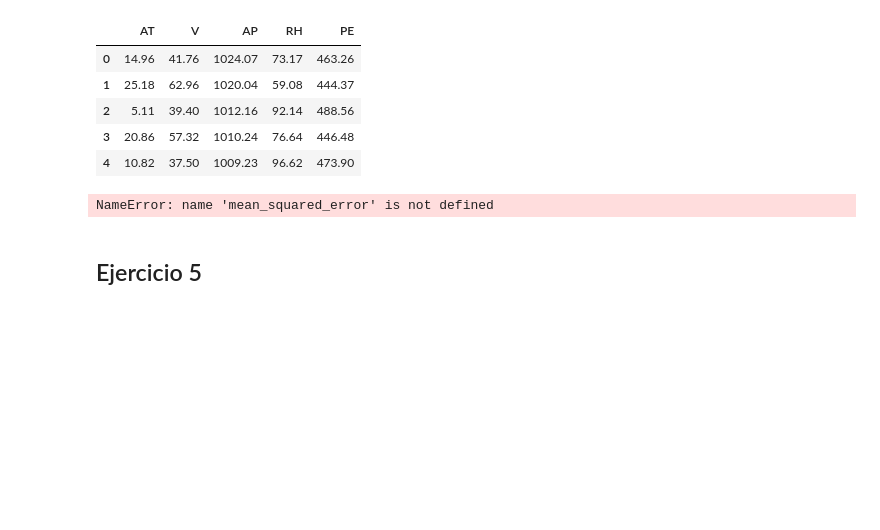
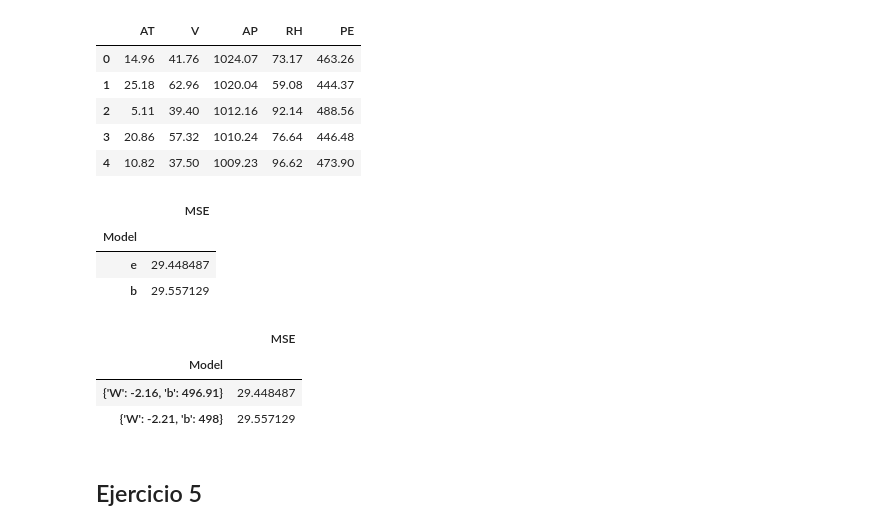
Before and after one commit to AndresMontesDeOca/Redes_Neuronales, a Jupyter notebook: Clase_2.ipynb, the cells around one changed output. Drawn from its saved outputs; the diff is of its cells as text; code cells hidden in the pictures; blank space fills up the shorter version.

```diff
--- a/Clase_2.ipynb
+++ b/Clase_2.ipynb
@@ -550,42 +552,98 @@ None
 | 2 | 5.11 | 39.40 | 1012.16 | 92.14 | 488.56 |
 | 3 | 20.86 | 57.32 | 1010.24 | 76.64 | 446.48 |
 | 4 | 10.82 | 37.50 | 1009.23 | 96.62 | 473.90 |
-# %%
-mean_squared_error(PE, AT*-2 + 500)
-# %% [output]
-NameError: name 'mean_squared_error' is not defined
 # %%
-from sklearn.metrics import mean_squared_error
+
 
 # Extract the relevant columns for the analysis
 AT = data['AT']  # Independent variable (Temperature)
 PE = data['PE']  # Dependent variable (Energy Output)
 
 # Define the linear models as given in the problem
 models = {
     'a': {'W': -2.00, 'b': 500},
     'b': {'W': -2.21, 'b': 498},
     'c': {'W': -2.30, 'b': 497},
     'd': {'W': -2.22, 'b': 496.5},
     'e': {'W': -2.16, 'b': 496.91}
 }
 
 # Calculate MSE for each model and store the results in a dictionary
 mse_results = []
 
 for key, model in models.items():
     # print(model)
     W, b = model['W'], model['b']
     predictions = W * AT + b  # Calculate the predicted values using the linear model
     mse = mean_squared_error(PE, predictions)  # Calculate the Mean Squared Error (MSE)
     # mse_results[key] = mse  # Store the MSE in the dictionary
     mse_results.append((key, mse))
 
 # # Sort the results by MSE to find the models with the lowest errors
 # sorted_mse = sorted(mse_results.items(), key=lambda item: item[1])
 
 data_results = pd.DataFrame(mse_results, columns=['Model', 'MSE']).set_index('Model').sort_values(by='MSE')
-data_results.head(2)
+display(data_results[:2])
+# %% [output]
+|  | MSE |
+| Model |  |
+| e | 29.448487 |
+| b | 29.557129 |
+# %%
+# Usando NeuronaLineal
+
+X = data[['AT']].values.reshape(-1, 1)  # Seleccionar la columna 'AT' como entrada
+y = data['PE'].values  # Seleccionar la columna 'PE' como salida
+
+# 4. Evaluar diferentes combinaciones de pesos y sesgos
+combinations = [
+    {"W": -2.00, "b": 500},
+    {"W": -2.21, "b": 498},
+    {"W": -2.30, "b": 497},
+    {"W": -2.22, "b": 496.5},
+    {"W": -2.16, "b": 496.91}
+]
+
+errors = []
+
+# Hyperparametros del Modelo
+alpha = 0.01
+iter = 100
+cotaE = 0.0001
+draw = 1
+title = ['AT', 'PE']
+
+
+# Probar cada combinación y calcular el error cuadrático medio
+for combo in combinations:
+    W = combo["W"]
+    b = combo["b"]
+    # Crear un modelo de neurona lineal
+    model = NeuronaLineal(alpha, iter, cotaE, draw, title)
+    model.w_ = W
+    model.b_ = b
+    # print(W)
+    # print(b)
+    # Predecir usando el modelo
+    y_pred = model.predict(X)
+    # Calcular el error cuadrático medio
+    mse = mean_squared_error(y, y_pred)
+    errors.append((combo, mse))
+
+# # Ordenar las combinaciones por error (MSE)
+# errors.sort(key=lambda x: x[1])
+
+# # 5. Mostrar las dos combinaciones con menor error
+# for combo, mse in errors[:2]:
+#     print(f"Combinación: W={combo['W']}, b={combo['b']}, Error Cuadrático Medio (MSE): {mse:.2f}")
+
+data_results = pd.DataFrame(errors, columns=['Model', 'MSE']).set_index('Model').sort_values(by='MSE')
+display(data_results[:2])
+# %% [output]
+|  | MSE |
+| Model |  |
+| {'W': -2.16, 'b': 496.91} | 29.448487 |
+| {'W': -2.21, 'b': 498} | 29.557129 |
 # %% [markdown]
 ## Ejercicio 5
 # %%
```
Also changed, not shown: parts of 1 cell of this notebook.
